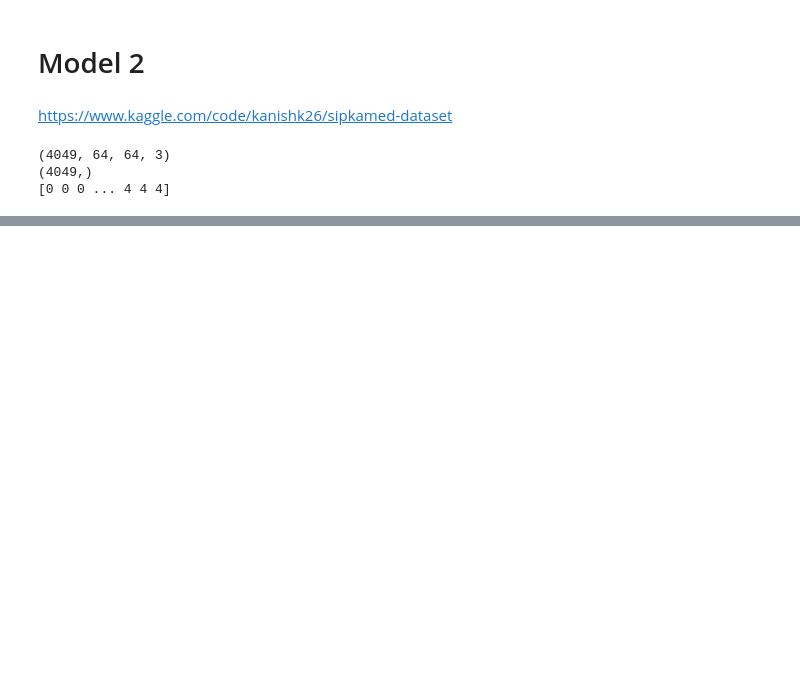
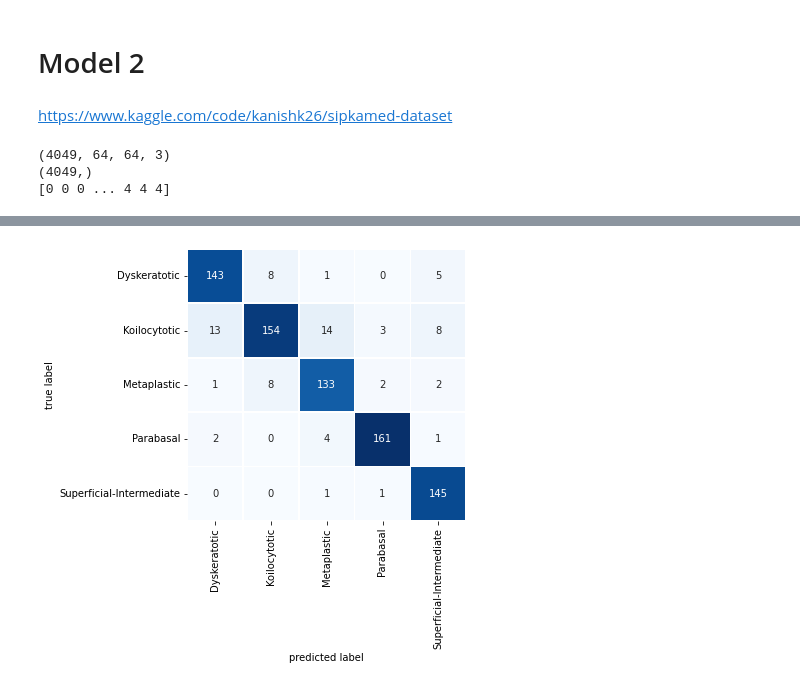
Before and after one commit to erinmcmahon26/Cervical_Cancer_Risk_Assessment, a Jupyter notebook: CervicalCancerImages.ipynb, the cells around one changed output, grey strips where cells are left out. Drawn from its saved outputs; the diff is of its cells as text; code cells hidden in the pictures; blank space fills up the shorter version.

```diff
--- a/CervicalCancerImages.ipynb
+++ b/CervicalCancerImages.ipynb
@@ -210,27 +257,12 @@ im_Superficial-Intermediate/im_Superficial-Intermediate/CROPPED/ 2493
 # %% [markdown]
 https://www.kaggle.com/code/sohamgovande/low-res-cervical-cancer-classification
 # %%
-from sklearn.preprocessing import LabelEncoder
-from PIL import Image
-import numpy as np
-import matplotlib.pyplot as plt
-import os
-from sklearn.preprocessing import MinMaxScaler
-from sklearn.decomposition import PCA
-from keras.models import Sequential
-from keras.layers import Dense, Flatten, Dropout
-from sklearn.model_selection import train_test_split
-import tensorflow
-import cv2
-from keras.applications.efficientnet import EfficientNetB7
-from sklearn.metrics import accuracy_score
-
 imgdata = []
 labels = []
 ###### FEEDBACK - how to determine the correct image size?
 compressed_img_size = 32
 
-celltypes = ['im_Koilocytotic', 'im_Metaplastic', 'im_Dyskeratotic', 'im_Parabasal', 'im_Superficial-Intermediate']
+celltypes = ['im_Dyskeratotic', 'im_Koilocytotic', 'im_Metaplastic', 'im_Parabasal', 'im_Superficial-Intermediate']
 path = [celltype  + "/" + celltype + "/CROPPED/" for celltype in celltypes]
 
 # Low pass filter
@@ -381,5 +400,3 @@ def plot_confusion_matrix_labeled(y_true, y_pred, CLASSES_LIST):
-# %%
-CLASS_LIST = ['Koilocytotic', 'Metaplastic', 'Dyskeratotic', 'Parabasal', 'Superficial-Intermediate']
 # %%
 # compute and print classification report
 print(classification_report(y_test, y_pred, target_names=CLASS_LIST))
@@ -641,3 +652,81 @@ labels = labels[s]
 (4049, 64, 64, 3)
 (4049,)
 [0 0 0 ... 4 4 4]
+# %%
+model_resnet       = ResNet50(weights = 'imagenet', include_top = False)
+# model_densenet     = DenseNet121(weights = 'imagenet', include_top = False)
+# model_efficientnet = EfficientNetB5(weights = 'imagenet', include_top = False)
+
+features_resnet       = model_resnet.predict(data, batch_size=32)
+# features_densenet     = model_densenet.predict(data, batch_size=32)
+# features_efficientnet = model_densenet.predict(data, batch_size=32)
+
+extracted_features = []
+# for f_r, f_d, f_e, label in zip(features_resnet, features_densenet, features_efficientnet, labels):
+for f_r,  label in zip(features_resnet, labels):
+  f_r = f_r.reshape(f_r.shape[0] * f_r.shape[1] * f_r.shape[2])
+  # f_d = f_d.reshape(f_d.shape[0] * f_d.shape[1] * f_d.shape[2])
+  # f_e = f_e.reshape(f_e.shape[0] * f_e.shape[1] * f_e.shape[2])
+
+  # f_r = np.append(f_r, f_d)
+  # f_r = np.append(f_r, f_e)
+  f_r = np.append(f_r, label)
+  extracted_features.append(f_r)
+
+extracted_features = np.array(extracted_features)
+
+# Normalization
+X = extracted_features[:, 0:-1]
+y = extracted_features[:, -1]
+
+scaler = MinMaxScaler()
+scaled_X = scaler.fit_transform(X)
+
+extracted_features = np.array(extracted_features)
+
+# PCA
+pca = PCA(n_components = 0.95)
+pca.fit(scaled_X)
+principal_X = pca.transform(scaled_X)
+
+X_train, X_test, y_train, y_test = train_test_split(principal_X, y, test_size = 0.2, random_state = 6140)
+
+model = Sequential()
+
+# model.add(Flatten(input_shape=(X_train.shape[1], 1)))
+model.add(Flatten())
+model.add(Dense(256, activation='relu'))
+model.add(Dropout(rate=0.5))
+model.add(Dense(5, activation='softmax'))
+
+#Compilation of the model
+model.compile(
+    loss='sparse_categorical_crossentropy',
+    optimizer='adam',
+    metrics=['accuracy']
+)
+
+epochs = 15
+
+# Train the neural network
+nn = model.fit(X_train, y_train, batch_size=32, epochs=epochs)
+
+# Predict on the test set and determine the accuracy
+y_pred = np.argmax(model.predict(X_test), axis=1)
+print("Accuracy is: " + str(accuracy_score(y_test, y_pred)*100) + '%')
+
+#########################################
+# compute and print classification report
+confusion = confusion_matrix(y_test, y_pred)
+
+# compute and print classification report
+# print(classification_report(y_test, y_pred))
+plot = plot_confusion_matrix_labeled(y_test, y_pred, CLASSES_LIST=CLASS_LIST)
+# plot.savefig("confusionMatrix.png", bbox_inches="tight")
+plot.show()
+plot.close()
+# mlflow.log_artifact("confusionMatrix.png")
+
+report = classification_report(y_test, y_pred, target_names=CLASS_LIST, output_dict=True)
+print(report)
+# %% [output]
@@ -643,0 +784 @@ labels = labels[s]
+[figure, added]
```
Also changed, not shown: parts of 34 cells of this notebook.
